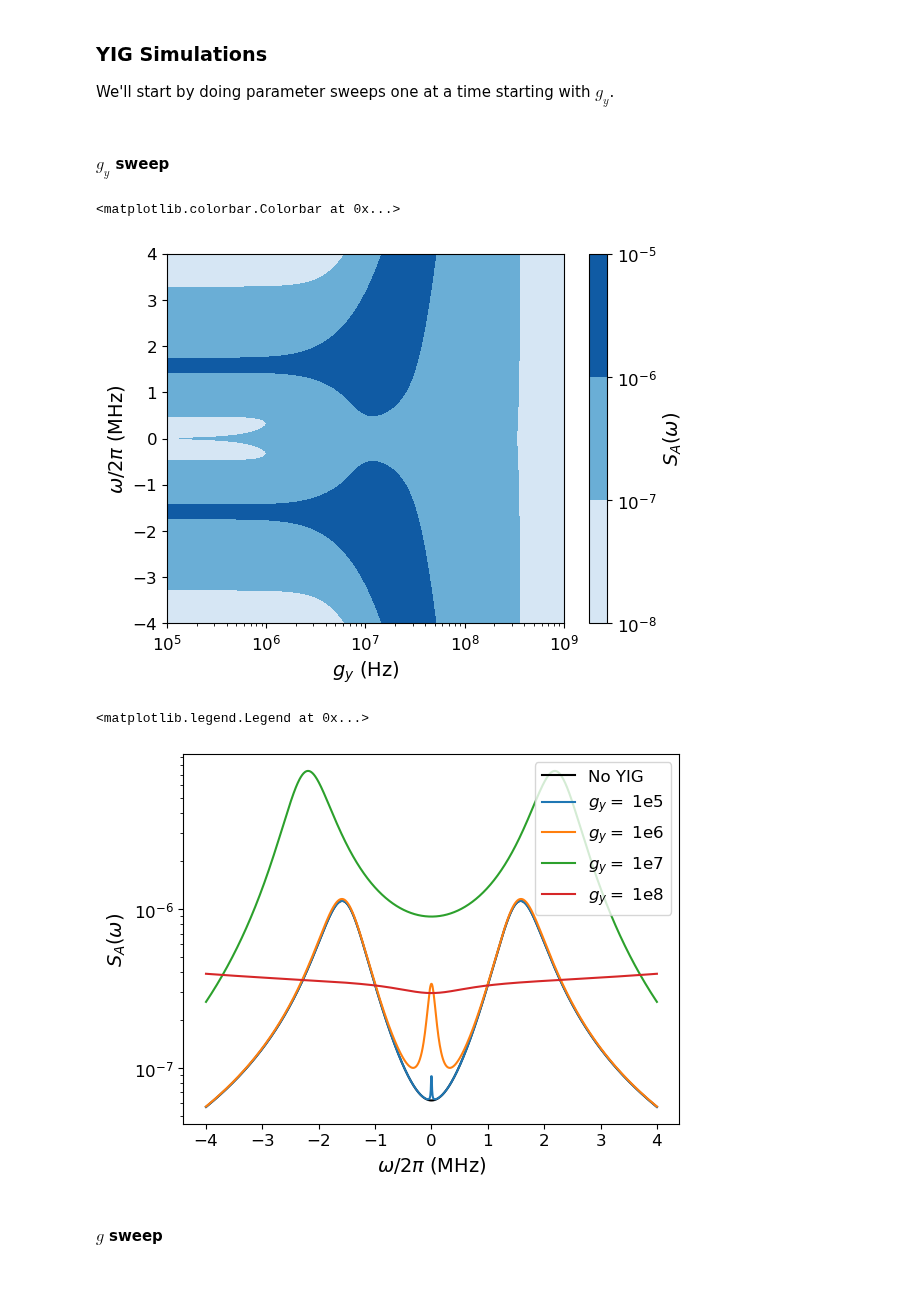
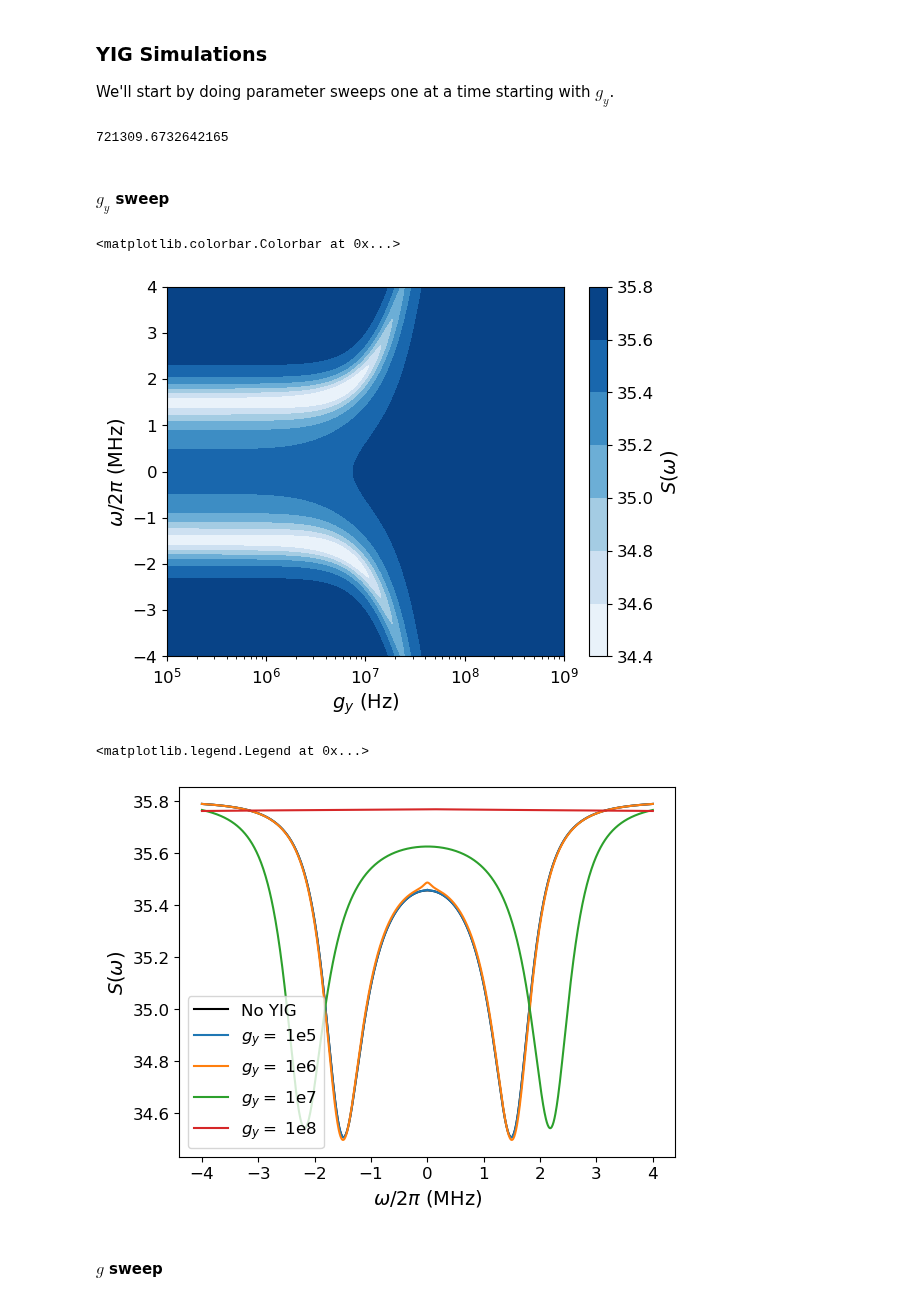
Before and after one commit to jleamer/mode_cooling, a Jupyter notebook: yig_nv_cooling.ipynb, the cells around one changed output. Saved outputs shown, nothing was run; the diff lists cells and outputs as text; code cells hidden in the pictures.

```diff
--- a/yig_nv_cooling.ipynb
+++ b/yig_nv_cooling.ipynb
@@ -181,8 +181,8 @@ def full_output_spec(ω, g, r, gy, χ, κ, γ, nT, nc, ny, Δ, Ω):
     M = κ + γ
 
     # Numerator will be a + b + c, denominator will be d + e + f
-    a = (r ** 2 / 4 + ω ** 2) * (χ ** 2 / 4 + ω ** 2) * κ * γ * nT
-    b = g ** 2 * (χ ** 2 / 4 + ω ** 2) * nc
+    a = (r ** 2 / 4 + ω ** 2) * (χ ** 2 / 4 + (ω - Ω) ** 2) * κ * γ * nT
+    b = g ** 2 * (χ ** 2 / 4 + (ω - Ω) ** 2) * nc
     c = gy ** 2 * (r ** 2 / 4 + ω ** 2) * ny
     a2 = ((κ - γ) / 2 + 1j * (ω - Δ)) * (r / 2 - 1j * ω) * (χ / 2 - 1j * (ω - Ω))
     b2 = g ** 2 * (χ / 2 - 1j * (ω - Ω))
@@ -190,7 +190,7 @@ def full_output_spec(ω, g, r, gy, χ, κ, γ, nT, nc, ny, Δ, Ω):
     num = a + b + c + nT * np.abs(a2 - b2 - c2) ** 2
 
     d = ((κ + γ) / 2 - 1j * (ω - Δ)) * (r / 2 - 1j*ω) * (χ / 2 - 1j * (ω - Ω))
-    e = g ** 2 * (χ / 2 - 1j*ω)
+    e = g ** 2 * (χ / 2 - 1j * (ω - Ω))
     f = gy ** 2 * (r / 2 - 1j*ω)
     den = np.abs(d + e + f) ** 2
     #print("a: ", a)
@@ -501,7 +501,7 @@ We'll start by doing parameter sweeps one at a time starting with $g_y$.
 # %%
 # First redefine parameters
 ωc = 2 * np.pi * 2.87e9  # Hz
-κ = 1
+κ = 1e5
 T = 5
 Q = 2.5e4
 γ = ωc / Q
@@ -510,6 +510,9 @@ nc = 0.5 * (1 - P) / P
 g = 1e7
 r = g
 nT = photons_from_temp(ωc, T)
+print(γ)
+# %% [output]
+721309.6732642165
 # %% [markdown]
 #### $g_y$ sweep
 # %%
@@ -522,23 +525,23 @@ gy = np.logspace(5, 9, 1000)
 ω = 2 * np.pi * np.linspace(-4, 4, 1000) * 1e6
 # %%
 # No YIG spectrum
-cav_spec_no_yig = full_cavity_spec(ω, g, r, 0, 0, κ, γ, nT, nc, 0, Δ, Ω)
+out_spec_no_yig = full_output_spec(ω, g, r, 0, 0, κ, γ, nT, nc, 0, Δ, Ω)
 
 # Set up meshgrid
 gym, ωm = np.meshgrid(gy, ω)
 
 # YIG spectrum sweep over gy
-cav_spec_gy_sweep = full_cavity_spec(ωm, g, r, gym, gym, κ, γ, nT, nc, ny, Δ, Ω)
+out_spec_gy_sweep = full_output_spec(ωm, g, r, gym, gym, κ, γ, nT, nc, ny, Δ, Ω)
 # %%
 fig = plt.figure(1)
 ax = fig.subplots(1, 1)
-im = ax.contourf(gym, ωm / (2 * np.pi * 1e6), cav_spec_gy_sweep, cmap='Blues', norm=mpl.colors.LogNorm())
+im = ax.contourf(gym, ωm / (2 * np.pi * 1e6), out_spec_gy_sweep, cmap='Blues')
 ax.set_xlabel("$g_y$ (Hz)")
 ax.set_ylabel("$\\omega / 2\\pi$ (MHz)")
 ax.set_xscale('log')
-fig.colorbar(im, label='$S_A(\\omega)$')
+fig.colorbar(im, label='$S(\\omega)$')
 # %% [output]
 <matplotlib.colorbar.Colorbar at 0x...>
-[figure, old version]
+[figure, new version]
 # %%
 slice_gy_vals = [1e5, 1e6, 1e7, 1e8]
@@ -549,16 +552,16 @@ for i in range(len(slice_gy_vals)):
 # %%
 fig = plt.figure(1)
 ax = fig.subplots(1, 1)
-ax.plot(ω / (2 * np.pi * 1e6), cav_spec_no_yig, 'k-', label='No YIG')
+ax.plot(ω / (2 * np.pi * 1e6), out_spec_no_yig, 'k-', label='No YIG')
 for i in range(len(slice_gy_vals)):
-    ax.plot(ω / (2 * np.pi * 1e6), cav_spec_gy_sweep_slices[i], label='$g_y=$ 1e' + str(i+5))
+    ax.plot(ω / (2 * np.pi * 1e6), out_spec_gy_sweep_slices[i], label='$g_y=$ 1e' + str(i+5))
 ax.set_xlabel("$\\omega / 2\\pi$ (MHz)")
-ax.set_ylabel("$S_A(\\omega)$")
-ax.set_yscale('log')
+ax.set_ylabel("$S(\\omega)$")
+#ax.set_yscale('log')
 ax.legend()
 # %% [output]
 <matplotlib.legend.Legend at 0x...>
-[figure, old version]
+[figure, new version]
 # %% [markdown]
 #### $g$ sweep
 # %%
```
Also changed, not shown: parts of 27 cells of this notebook.
